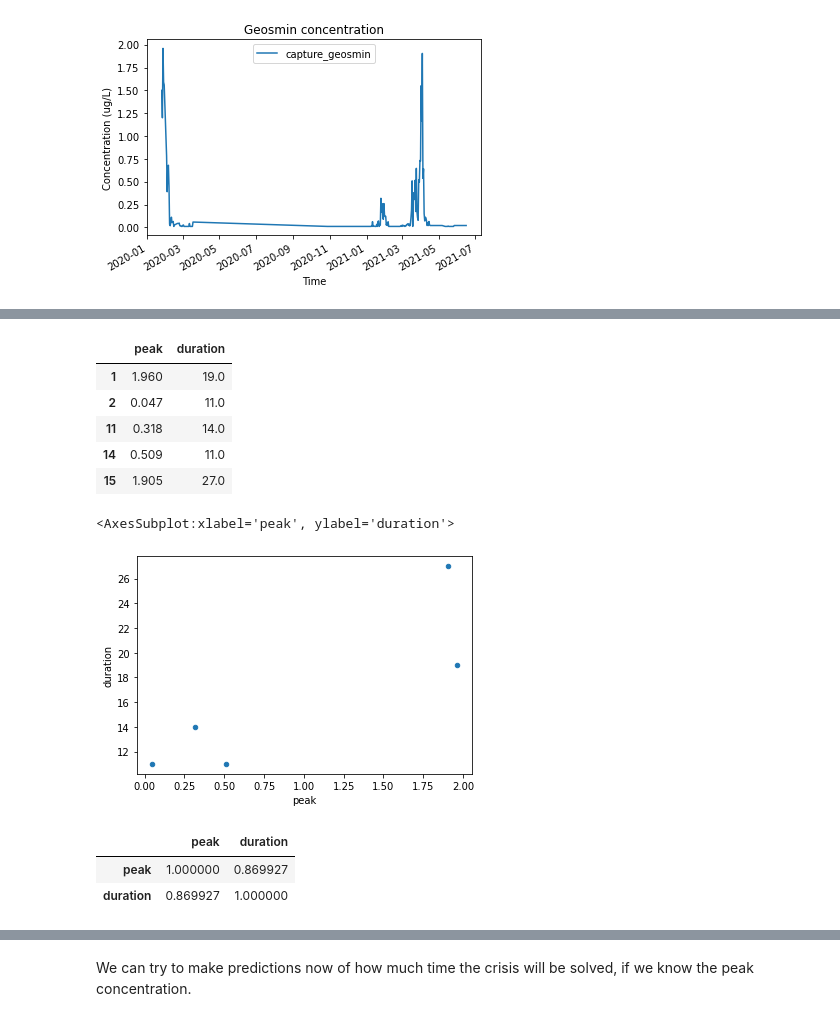
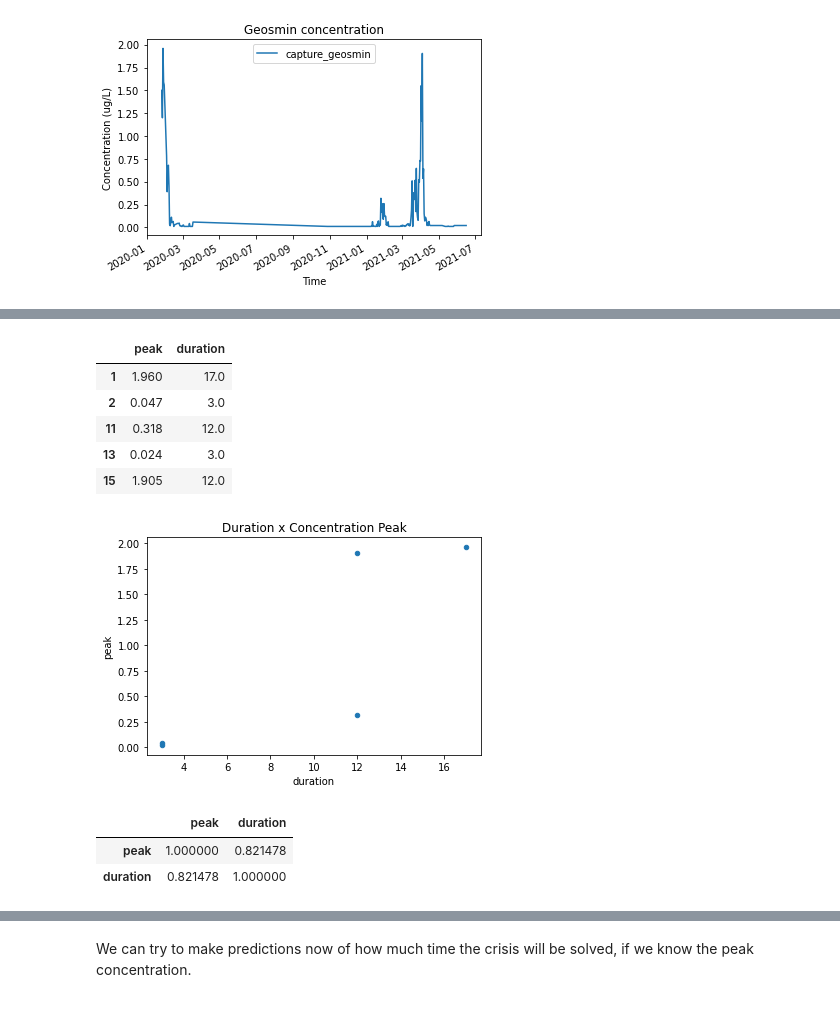
Before and after one commit to guidanoli/inf1032, a Jupyter notebook: guandu_geosmin_crisis_forecast.ipynb, the cells around one changed output, grey strips where cells are left out. Saved outputs shown, nothing was run; the diff lists cells and outputs as text; code cells hidden in the pictures.

```diff
--- a/guandu_geosmin_crisis_forecast.ipynb
+++ b/guandu_geosmin_crisis_forecast.ipynb
@@ -79,5 +77,5 @@ for date, row in df3.iterrows():
             insection = True
         sections[index] = nsections
     index += 1
-df3['capture_geosmin_section'] = sections
+df3['section'] = sections
 # %% [markdown]
@@ -85,9 +82,0 @@ Now, we'll pick the points with highest concentration amonst each section and th
-# %%
-peaks = {}
-durations = {}
-for section in np.unique(df3.capture_geosmin_section):
-    if section == 0:
-        continue
-    mask = df3.capture_geosmin_section == section
-    peaks[section] = np.max(df3[mask].capture_geosmin)
-    durations[section] = np.ptp(df3[mask].index)
@@ -99,0 +83,15 @@ df4 = df4[(df4.duration >= 7)]
+# %%
+sections = {}
+plt.figure(figsize=[8, 6])
+plt.title('Geosmin concentration divided into sections')
+plt.xlabel('Date')
+plt.ylabel('Concentration (ug/L)')
+for section in range(1,nsections+1):
+    df = df3[df3.section == section][['capture_geosmin']]
+    peakday = df.index[np.argmax(df.capture_geosmin)]
+    df = df[df.index >= peakday]
+    if len(df) > 1 and df.capture_geosmin[peakday] > 0.02:
+        sections[section] = df
+        plt.plot(df.capture_geosmin, label=section)
+plt.legend(title='Section', loc='best')
+plt.show()
@@ -100,23 +100,29 @@ df4 = df4[(df4.duration >= 7)]
+# %%
+peaks = {}
+durations = {}
+for section, df in sections.items():
+    peaks[section] = df.capture_geosmin[df.index[0]]
+    durations[section] = np.ptp(df.index) / np.timedelta64(1, 'D')
+df4 = pd.DataFrame({'peak': peaks, 'duration':durations})
 # %%
 df4
 # %% [output]
 |  | peak | duration |
-| 1 | 1.960 | 19.0 |
-| 2 | 0.047 | 11.0 |
-| 11 | 0.318 | 14.0 |
-| 14 | 0.509 | 11.0 |
-| 15 | 1.905 | 27.0 |
+| 1 | 1.960 | 17.0 |
+| 2 | 0.047 | 3.0 |
+| 11 | 0.318 | 12.0 |
+| 13 | 0.024 | 3.0 |
+| 15 | 1.905 | 12.0 |
 # %%
-df4.plot.scatter('peak', 'duration')
+ax = df4.plot.scatter('duration', 'peak', title='Duration x Concentration Peak')
 # %% [output]
-<AxesSubplot:xlabel='peak', ylabel='duration'>
-[figure, old version]
+[figure, new version]
 # %%
 df4.corr()
 # %% [output]
 |  | peak | duration |
-| peak | 1.000000 | 0.869927 |
-| duration | 0.869927 | 1.000000 |
+| peak | 1.000000 | 0.821478 |
+| duration | 0.821478 | 1.000000 |
 # %%
 def func(x, a, b, c):
     return a * np.exp(b * x) + c
```
Also changed, not shown: parts of 10 cells of this notebook.
